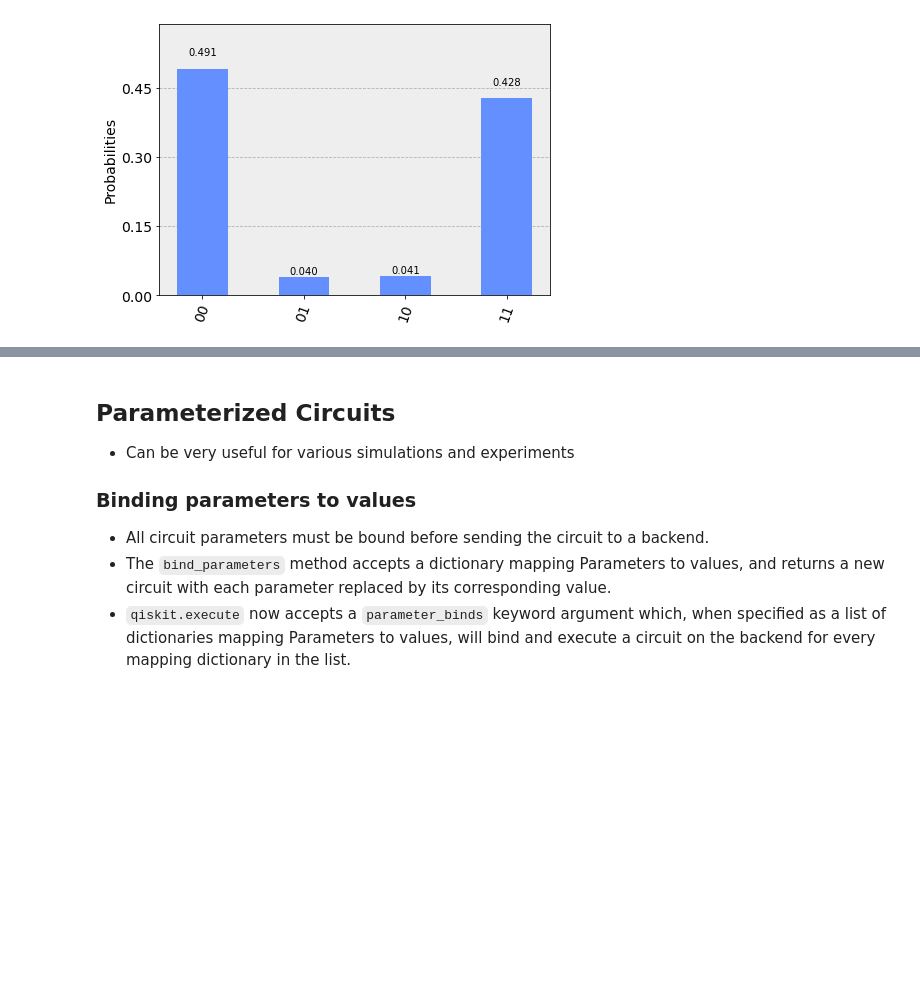
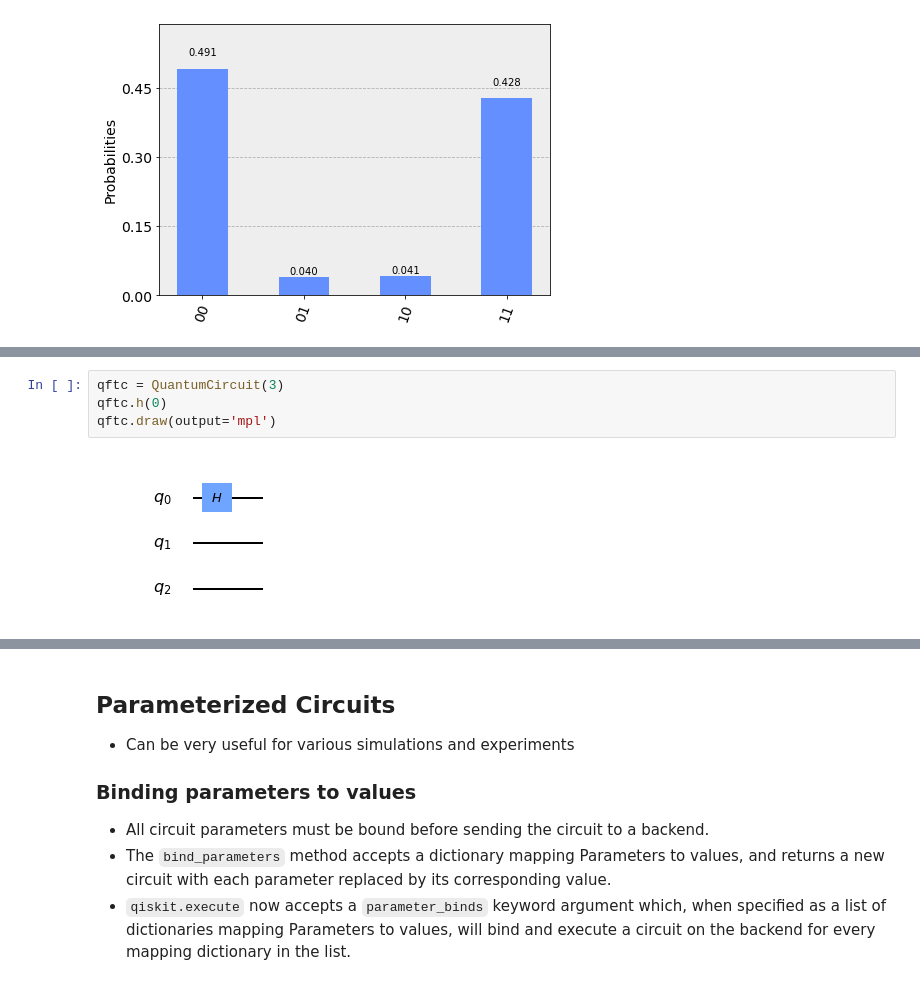
Before and after one commit to dkp-quantum/Tutorials, a Jupyter notebook: 2020 LGE/LGE Qiskit Tutorial.ipynb, the cells around one changed output, grey strips where cells are left out. Saved outputs shown, nothing was run; the diff lists cells and outputs as text; blank space fills up the shorter version.

```diff
--- a/2020 LGE/LGE Qiskit Tutorial.ipynb
+++ b/2020 LGE/LGE Qiskit Tutorial.ipynb
@@ -691,0 +735,6 @@ plot_histogram(job_real.result().get_counts())
+# %%
+qftc = QuantumCircuit(3)
+qftc.h(0)
+qftc.draw(output='mpl')
+# %% [output]
+[figure, added]
```
Also changed, not shown: parts of 25 cells of this notebook.
